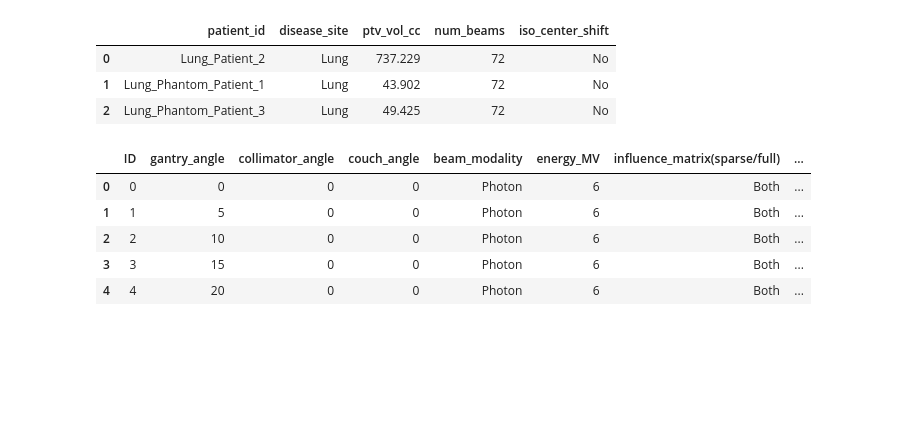
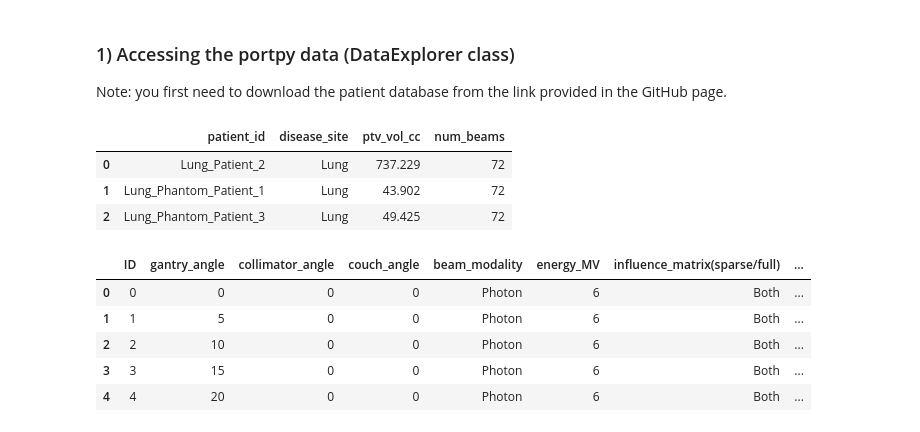
Before and after one commit to PortPy-Project/PortPy, a Jupyter notebook: examples/ex_1_introduction.ipynb, the cells around one changed output. Saved outputs shown, nothing was run; the diff lists cells and outputs as text; code cells hidden in the pictures; blank space fills up the shorter version.

```diff
--- a/examples/ex_1_introduction.ipynb
+++ b/examples/ex_1_introduction.ipynb
@@ -22,15 +25,19 @@
+# %% [markdown]
+### 1) Accessing the portpy data (DataExplorer class)
+ Note: you first need to download the patient database from the link provided in the GitHub page.
 # %%
 import portpy.photon as pp
 import numpy as np
 # %%
-# specify the patient data location
-# (you first need to download the patient database from the link provided in the GitHub page)
+# specify the patient data location.
 data_dir = r'../data'
-# display the existing patients. To display it in browser rather than console, turn on in_browser=True
-pp.Visualize.display_patients(data_dir=data_dir)
+# Use PortPy DataExplorer class to explore PortPy data
+data = pp.DataExplorer(data_dir=data_dir)
+# display the existing patients in console or browser.
+data.display_list_of_patients()
 # %% [output]
-|  | patient_id | disease_site | ptv_vol_cc | num_beams | iso_center_shift |
-| 0 | Lung_Patient_2 | Lung | 737.229 | 72 | No |
-| 1 | Lung_Phantom_Patient_1 | Lung | 43.902 | 72 | No |
-| 2 | Lung_Phantom_Patient_3 | Lung | 49.425 | 72 | No |
+|  | patient_id | disease_site | ptv_vol_cc | num_beams |
+| 0 | Lung_Patient_2 | Lung | 737.229 | 72 |
+| 1 | Lung_Phantom_Patient_1 | Lung | 43.902 | 72 |
+| 2 | Lung_Phantom_Patient_3 | Lung | 49.425 | 72 |
 # %%
```
Also changed, not shown: parts of 25 cells of this notebook.
